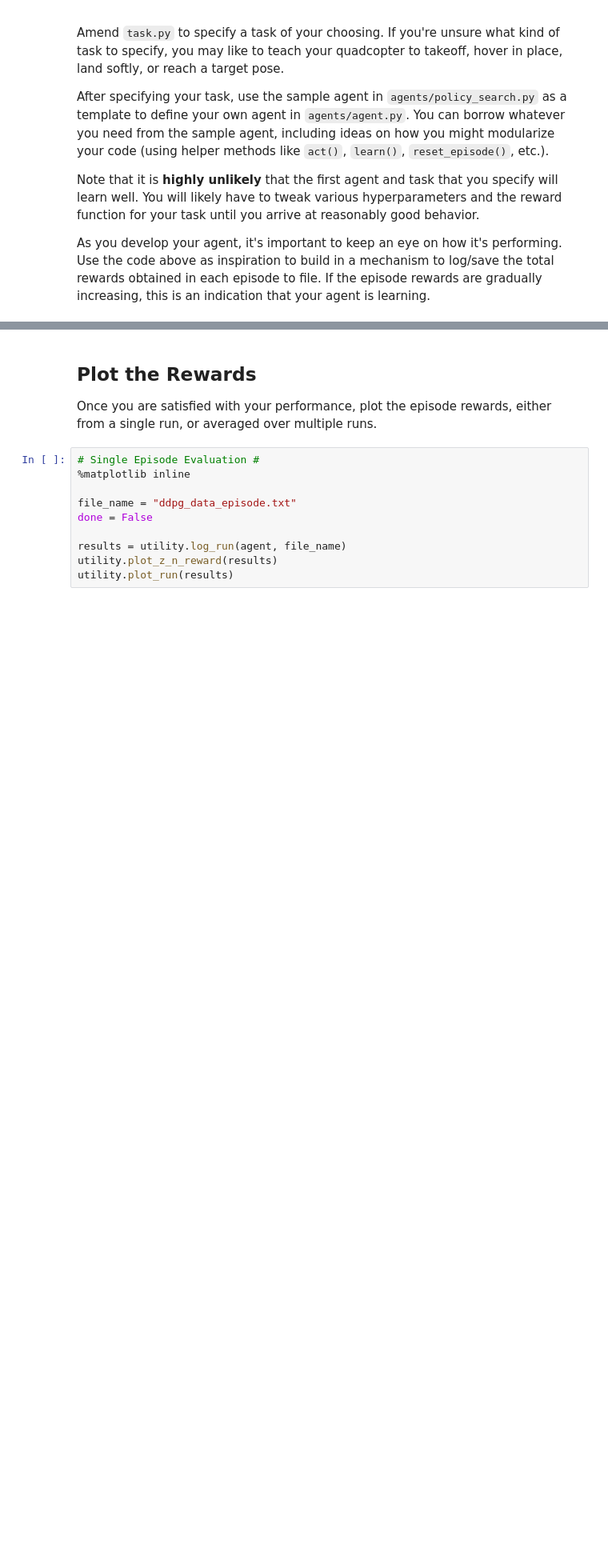
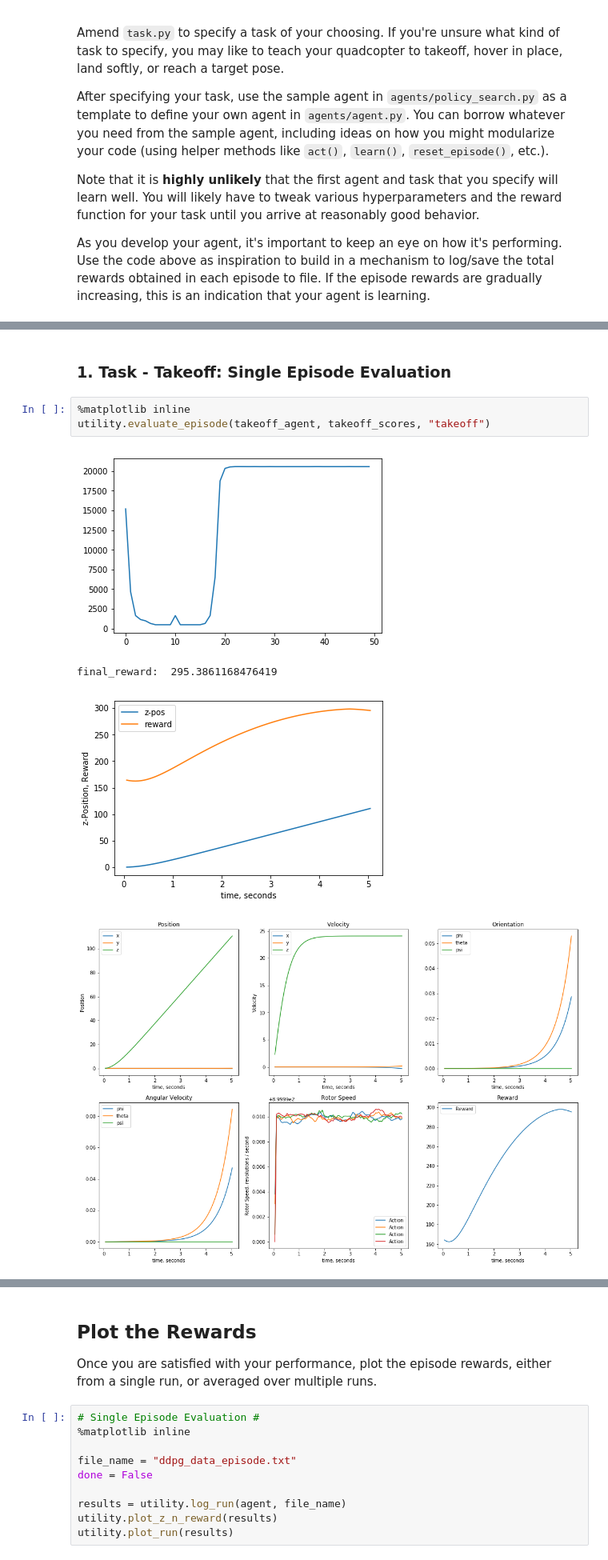
Before and after one commit to genughaben/RL-Quadcopter-2, a Jupyter notebook: Quadcopter_Project.ipynb, the cells around one changed output, grey strips where cells are left out. Shown at 80% size. Cells and saved outputs as stored; diff of their text form; blank space fills up the shorter version.

```diff
--- a/Quadcopter_Project.ipynb
+++ b/Quadcopter_Project.ipynb
@@ -288,0 +365,10 @@ with open(file_output, 'w') as csvfile:
+# %% [markdown]
+### 1. Task - Takeoff: Single Episode Evaluation
+# %%
+%matplotlib inline
+utility.evaluate_episode(takeoff_agent, takeoff_scores, "takeoff")
+# %% [output]
+[figure, added]
+final_reward:  295.3861168476419
+[figure, added]
+[figure, added]
```
Also changed, not shown: parts of 31 cells of this notebook, 15 other files.
